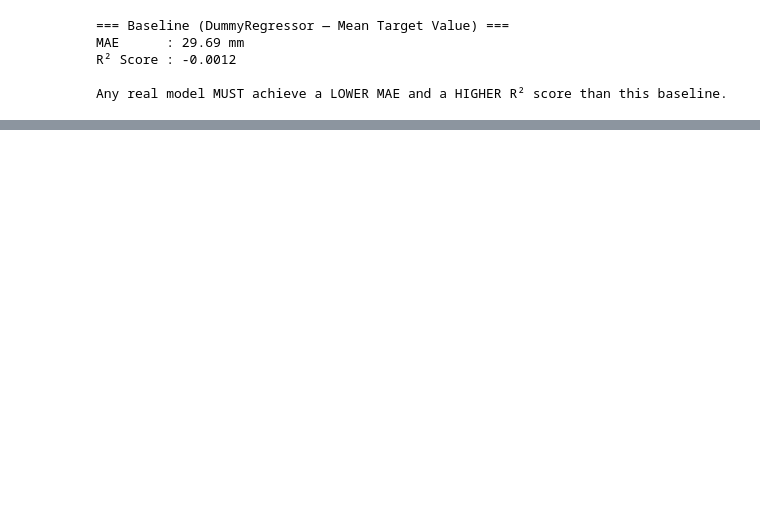
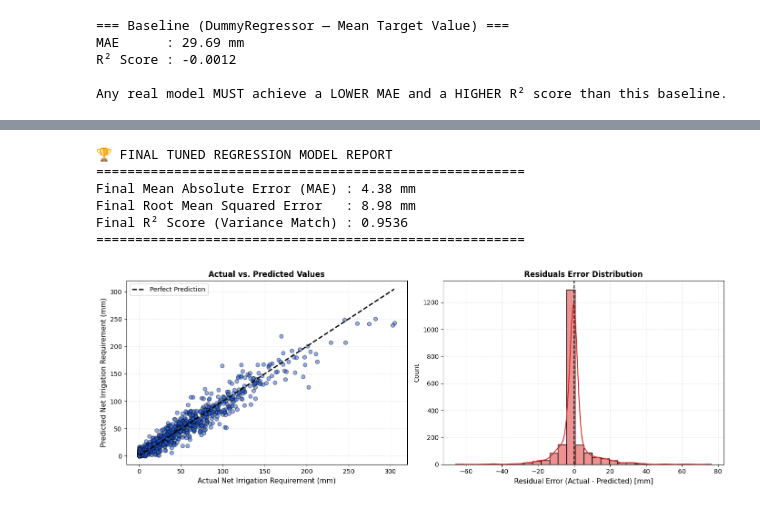
Before and after one commit to ShabeebMhd/Irrigation-water-requirement-prediction, a Jupyter notebook: Preprocessing/Irrigation water requirement prediction.ipynb, the cells around one changed output, grey strips where cells are left out. Saved outputs shown, nothing was run; the diff lists cells and outputs as text; code cells hidden in the pictures; blank space fills up the shorter version.

```diff
--- a/Preprocessing/Irrigation water requirement prediction.ipynb
+++ b/Preprocessing/Irrigation water requirement prediction.ipynb
@@ -816,0 +835,6 @@ plt.show()
+# %%
+# The elite, dynamic pandas execution way
+X_train_selected = X_train_final[limited_features]
+X_test_selected  = X_test_final[limited_features]
+
+print(f"\nFinal Ready Shapes ➔ Train: {X_train_selected.shape} | Test: {X_test_selected.shape}\n")
@@ -816,0 +962,53 @@ plt.show()
+# %%
+import numpy as np
+import pandas as pd
+import matplotlib.pyplot as plt
+import seaborn as sns
+from sklearn.metrics import mean_absolute_error, mean_squared_error, r2_score
+
+# 1. FIXED: Predict on your SELECTED test features to match y_test sample sizes
+y_pred = best_rf_model.predict(X_test_selected)
+
+# 2. Calculate Final Performance Metrics on Unseen Test Data
+final_mae = mean_absolute_error(y_test, y_pred)
+final_rmse = np.sqrt(mean_squared_error(y_test, y_pred))
+final_r2 = r2_score(y_test, y_pred)
+
+print("🏆 FINAL TUNED REGRESSION MODEL REPORT")
+print("=" * 55)
+print(f"Final Mean Absolute Error (MAE) : {final_mae:.2f} mm")
+print(f"Final Root Mean Squared Error   : {final_rmse:.2f} mm")
+print(f"Final R² Score (Variance Match) : {final_r2:.4f}")
+print("=" * 55)
+
+# 3. Structural Evaluation Graphics
+fig, axes = plt.subplots(1, 2, figsize=(14, 5))
+
+# Plot A: Prediction vs Actuals (Ideally a tight diagonal 45-degree line)
+axes[0].scatter(y_test, y_pred, alpha=0.5, color='#2563EB', edgecolors='k')
+ideal_line = [min(y_test), max(y_test)]
+axes[0].plot(ideal_line, ideal_line, 'k--', linewidth=2, label='Perfect Prediction')
+axes[0].set_xlabel('Actual Net Irrigation Requirement (mm)', fontsize=11)
+axes[0].set_ylabel('Predicted Net Irrigation Requirement (mm)', fontsize=11)
+axes[0].set_title('Actual vs. Predicted Values', fontsize=12, fontweight='bold')
+axes[0].legend()
+axes[0].grid(True, linestyle=':', alpha=0.6)
+
+# Plot B: Residuals Distribution (Checks if errors are normally distributed around 0)
+residuals = y_test - y_pred
+sns.histplot(residuals, kde=True, color='#DC2626', ax=axes[1], bins=30)
+axes[1].axvline(x=0, color='black', linestyle='--', linewidth=1.5)
+axes[1].set_xlabel('Residual Error (Actual - Predicted) [mm]', fontsize=11)
+axes[1].set_title('Residuals Error Distribution', fontsize=12, fontweight='bold')
+axes[1].grid(True, linestyle=':', alpha=0.6)
+
+plt.tight_layout()
+plt.show()
+# %% [output]
+🏆 FINAL TUNED REGRESSION MODEL REPORT
+=======================================================
+Final Mean Absolute Error (MAE) : 4.38 mm
+Final Root Mean Squared Error   : 8.98 mm
+Final R² Score (Variance Match) : 0.9536
+=======================================================
+[figure, added]
```
Also changed, not shown: parts of 35 cells of this notebook.
